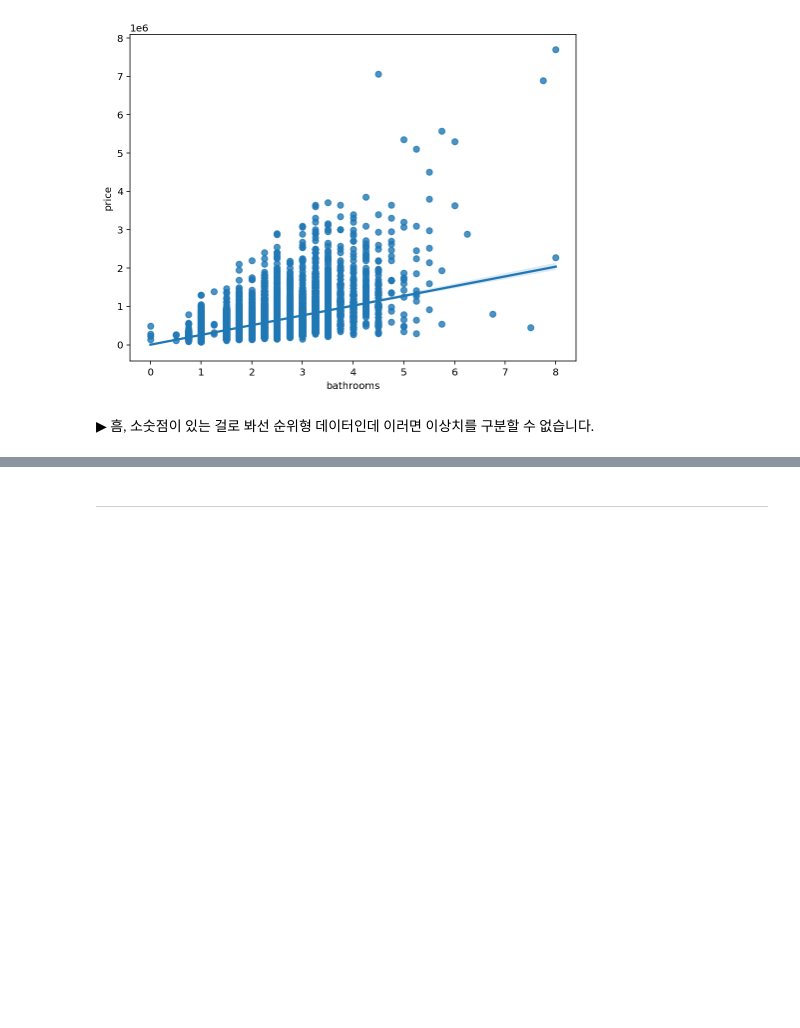
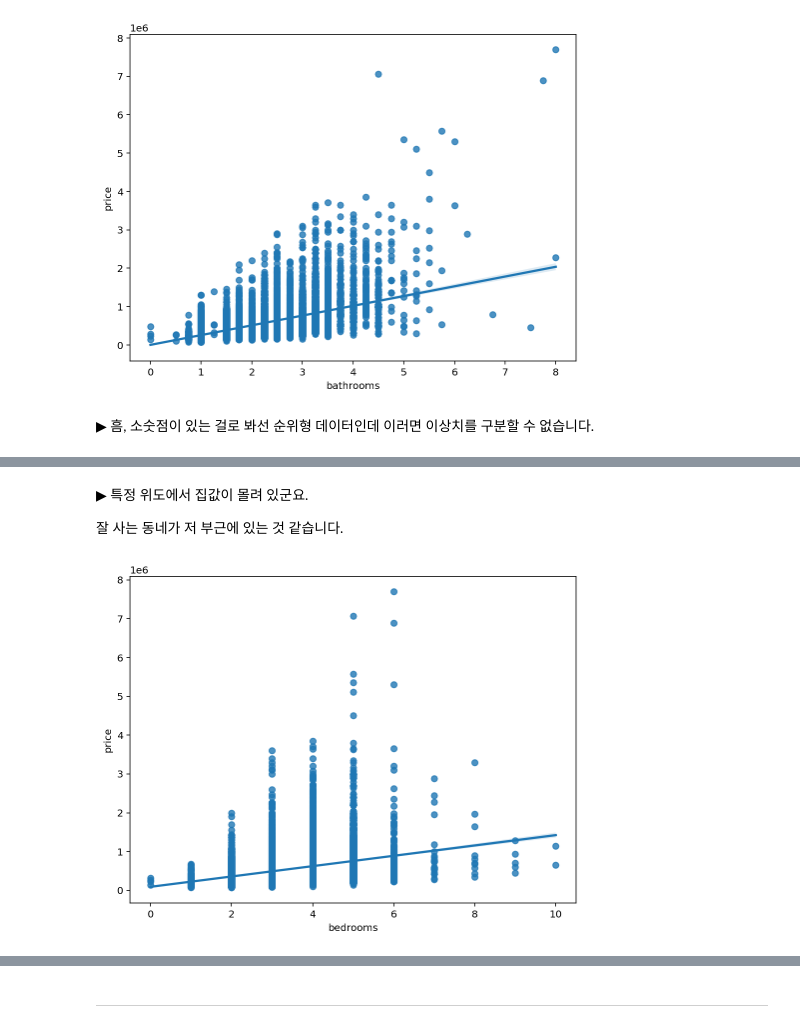
Before and after one commit to ethan-yoo/2022_AIFFEL_Exploration, a Jupyter notebook: E04_kaggle_housing.ipynb, the cells around one changed output, grey strips where cells are left out. Cells and saved outputs as stored; diff of their text form; code cells hidden in the pictures; blank space fills up the shorter version.

```diff
--- a/E04_kaggle_housing.ipynb
+++ b/E04_kaggle_housing.ipynb
@@ -1222,0 +1231,11 @@ fig = sns.regplot(x='bathrooms', y='price', data=data)
+# %% [markdown]
+▶︎ 특정 위도에서 집값이 몰려 있군요.
+
+잘 사는 동네가 저 부근에 있는 것 같습니다.
+# %%
+# bedrooms
+data = pd.concat([train4['price'], train4['bedrooms']], axis=1)
+f, ax = plt.subplots(figsize=(8,6))
+fig = sns.regplot(x='bedrooms', y='price', data=data)
+# %% [output]
+[figure, added]
```
Also changed, not shown: parts of 17 cells of this notebook.
